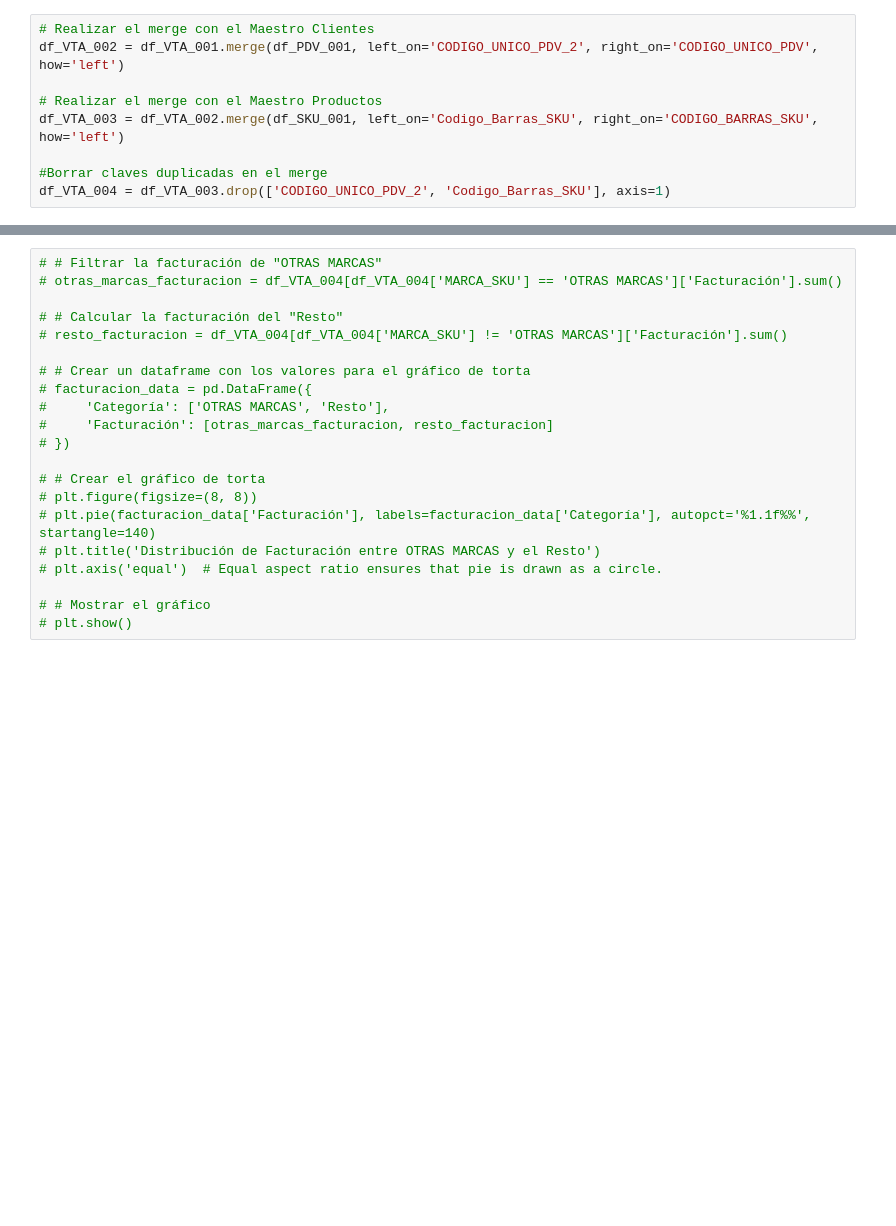
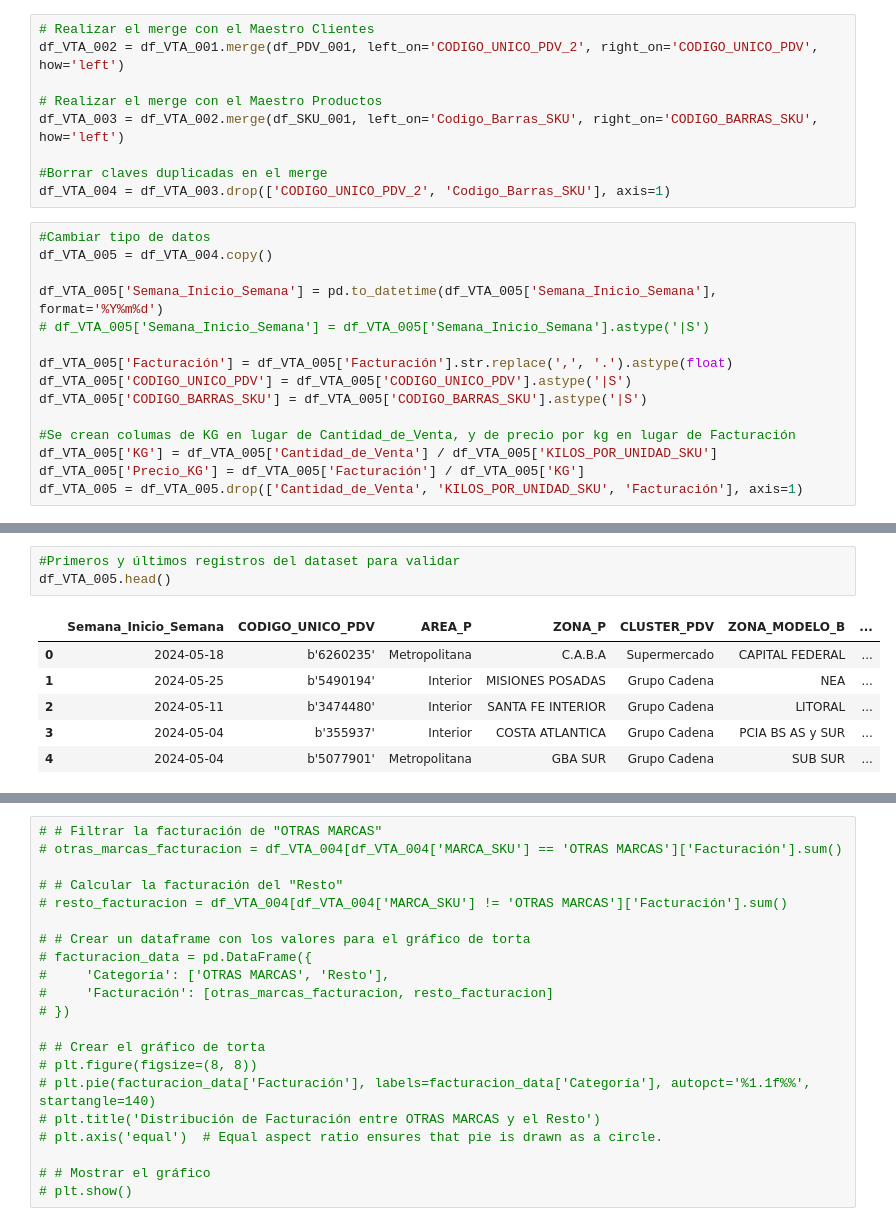
Before and after one commit to Hart-Hunt/Datasets, a Jupyter notebook: Nuevo_BTC.ipynb, the cells around one changed output, grey strips where cells are left out. Cells and saved outputs as stored; diff of their text form; blank space fills up the shorter version.

```diff
--- a/Nuevo_BTC.ipynb
+++ b/Nuevo_BTC.ipynb
@@ -400,3 +333,18 @@ df_VTA_003 = df_VTA_002.merge(df_SKU_001, left_on='Codigo_Barras_SKU', right_on=
 
 #Borrar claves duplicadas en el merge
 df_VTA_004 = df_VTA_003.drop(['CODIGO_UNICO_PDV_2', 'Codigo_Barras_SKU'], axis=1)
+# %%
+#Cambiar tipo de datos
+df_VTA_005 = df_VTA_004.copy()
+
+df_VTA_005['Semana_Inicio_Semana'] = pd.to_datetime(df_VTA_005['Semana_Inicio_Semana'], format='%Y%m%d')
+# df_VTA_005['Semana_Inicio_Semana'] = df_VTA_005['Semana_Inicio_Semana'].astype('|S')
+
+df_VTA_005['Facturación'] = df_VTA_005['Facturación'].str.replace(',', '.').astype(float)
+df_VTA_005['CODIGO_UNICO_PDV'] = df_VTA_005['CODIGO_UNICO_PDV'].astype('|S')
+df_VTA_005['CODIGO_BARRAS_SKU'] = df_VTA_005['CODIGO_BARRAS_SKU'].astype('|S')
+
+#Se crean columas de KG en lugar de Cantidad_de_Venta, y de precio por kg en lugar de Facturación
+df_VTA_005['KG'] = df_VTA_005['Cantidad_de_Venta'] / df_VTA_005['KILOS_POR_UNIDAD_SKU']
+df_VTA_005['Precio_KG'] = df_VTA_005['Facturación'] / df_VTA_005['KG']
+df_VTA_005 = df_VTA_005.drop(['Cantidad_de_Venta', 'KILOS_POR_UNIDAD_SKU', 'Facturación'], axis=1)
@@ -402,0 +359,10 @@ df_VTA_004 = df_VTA_003.drop(['CODIGO_UNICO_PDV_2', 'Codigo_Barras_SKU'], axis=1
+# %%
+#Primeros y últimos registros del dataset para validar
+df_VTA_005.head()
+# %% [output]
+|  | Semana_Inicio_Semana | CODIGO_UNICO_PDV | AREA_P | ZONA_P | CLUSTER_PDV | ZONA_MODELO_B | ... |
+| 0 | 2024-05-18 | b'6260235' | Metropolitana | C.A.B.A | Supermercado | CAPITAL FEDERAL | ... |
+| 1 | 2024-05-25 | b'5490194' | Interior | MISIONES POSADAS | Grupo Cadena | NEA | ... |
+| 2 | 2024-05-11 | b'3474480' | Interior | SANTA FE INTERIOR | Grupo Cadena | LITORAL | ... |
+| 3 | 2024-05-04 | b'355937' | Interior | COSTA ATLANTICA | Grupo Cadena | PCIA BS AS y SUR | ... |
+| 4 | 2024-05-04 | b'5077901' | Metropolitana | GBA SUR | Grupo Cadena | SUB SUR | ... |
```
Also changed, not shown: parts of 38 cells of this notebook.
